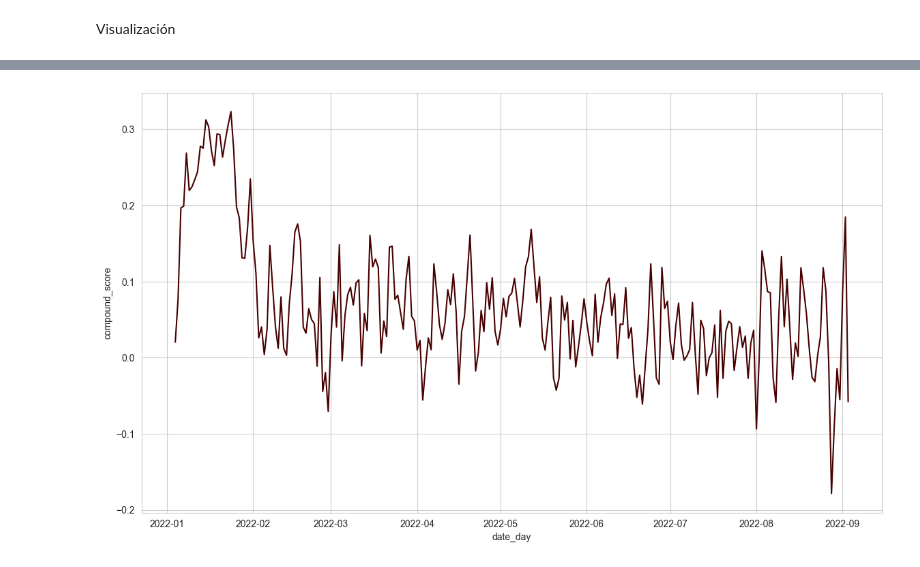
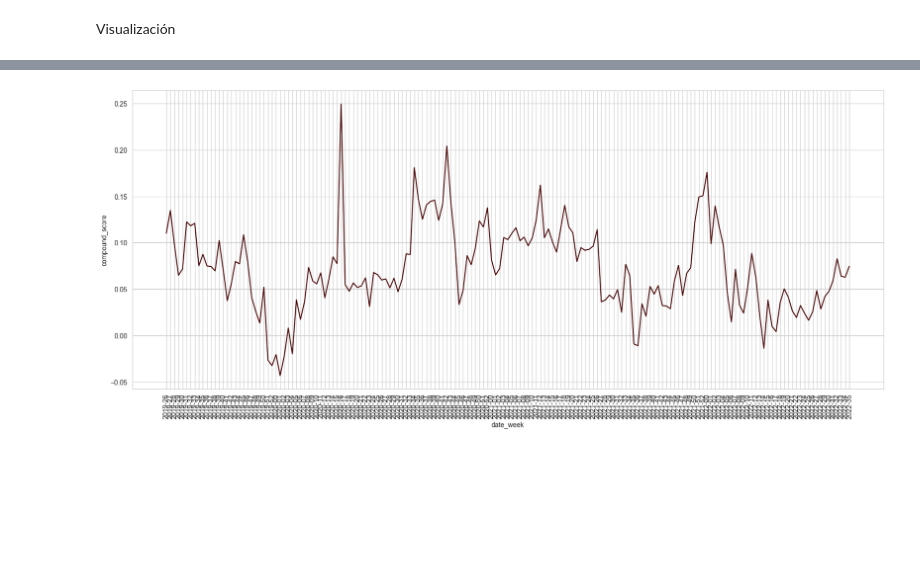
Before and after one commit to aquinteros/cc_sentiment_analysis, a Jupyter notebook: SA_vaderSentiment.ipynb, the cells around one changed output, grey strips where cells are left out. Drawn from its saved outputs; the diff is of its cells as text; code cells hidden in the pictures; blank space fills up the shorter version.

Commit message:
mejora modelo sentimientos

```diff
--- a/SA_vaderSentiment.ipynb
+++ b/SA_vaderSentiment.ipynb
@@ -56,10 +119,5 @@ tweets.head()
 # %% [markdown]
 Visualización
-# %%
-# set sns style
-tweets['date'] = pd.to_datetime(tweets['date'])
-tweets['date_day'] = tweets['date'].dt.date
-tweets['date_month'] = tweets['date'].dt.strftime('%Y-%m')
 # %%
 sns.set_style('whitegrid')
 sns.set_palette('afmhot')
@@ -72,9 +147,12 @@ plt.show()
 # %%
-# plot sentimiento
-avg_day = tweets[['date_day', 'compound_score']].groupby('date_day').mean()
+# plot sentimiento semanal
+avg_week = tweets[['date_week', 'compound_score']].groupby('date_week').mean()
 
-fig, ax = plt.subplots(figsize=(14, 8))
-sns.lineplot(x=avg_day.index, y='compound_score', data=avg_day, ax=ax)
+fig, ax = plt.subplots(figsize=(20, 8))
+sns.lineplot(x=avg_week.index, y='compound_score', data=avg_week, ax=ax)
+
+ax.set_xticklabels(avg_week.index, rotation=90)
+
 plt.show()
 # %% [output]
-[figure, old version]
+[figure, new version]
```
Also changed, not shown: parts of 6 cells of this notebook.
